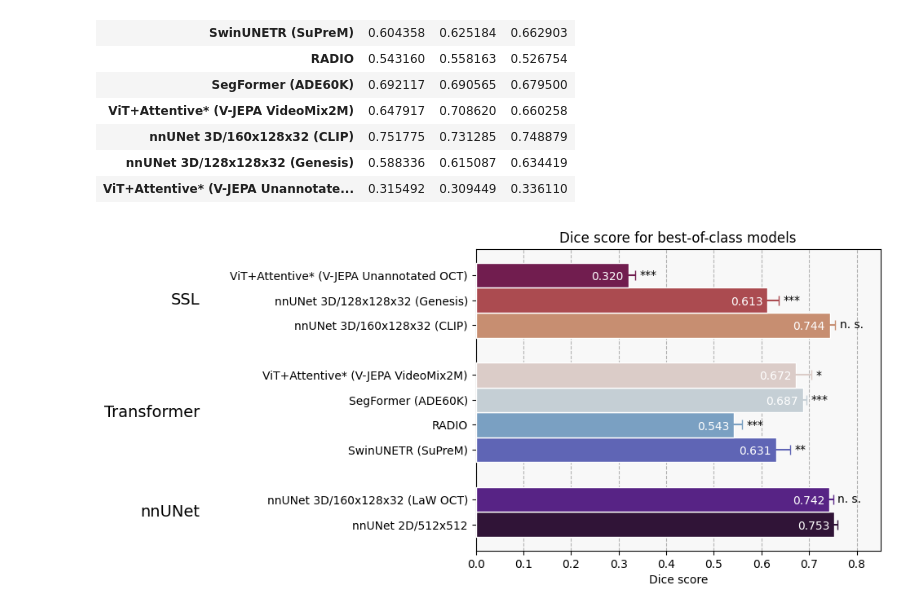
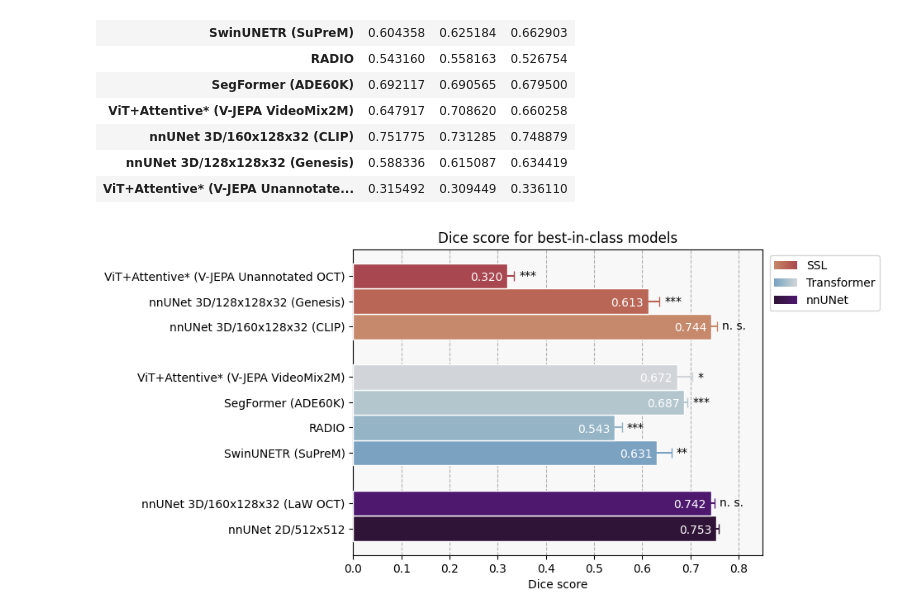
Before and after one commit to icekang/master_thesis, a Jupyter notebook: result figure generator/plot_graph.ipynb, the cells around one changed output. Cells and saved outputs as stored; diff of their text form; code cells hidden in the pictures.

Commit message:
chore: update plot and presentation

```diff
--- a/result figure generator/plot_graph.ipynb
+++ b/result figure generator/plot_graph.ipynb
@@ -64,9 +65,11 @@ def get_statistical_label(pval: float, max_num_stars=3) -> str:
 
 def plot_statistical_significance(data_index1: int, data_index2: int, min_y: float, max_y: float, full_data: pd.DataFrame, ax: plt.Axes, min_x_offset: float = 0.005, alternative: str = 'one-sided'):
     if alternative == 'one-sided':
-        _, pval1 = scipy.stats.ttest_ind(full_data.iloc[data_index1, :], full_data.iloc[data_index2, :], alternative='less') # one-sided t-test
-        _, pval2 = scipy.stats.ttest_ind(full_data.iloc[data_index1, :], full_data.iloc[data_index2, :], alternative='greater') # one-sided t-test
+        _, pval1 = scipy.stats.ttest_rel(full_data.iloc[data_index1, :], full_data.iloc[data_index2, :], alternative='less') # one-sided t-test
+        _, pval2 = scipy.stats.ttest_rel(full_data.iloc[data_index1, :], full_data.iloc[data_index2, :], alternative='greater') # one-sided t-test
         pval = min(pval1, pval2)
+    else:
+        _, pval = scipy.stats.ttest_rel(full_data.iloc[data_index1, :], full_data.iloc[data_index2, :], alternative=alternative)
     text = get_statistical_label(pval)
 
     min_x = full_data.iloc[:2, :].mean(axis=1).max() + full_data.iloc[:2, :].std(axis=1).max() + .005 + min_x_offset
@@ -88,7 +91,16 @@ def get_y_positions(group: list) -> list:
         y_pos.append(current_position)
     return y_pos
 
-
+def get_color_list(group: list, cmap: mpl.colors.ListedColormap) -> list:
+    color_list = []
+    group_step = cmap.N // len(set(group))
+    from collections import Counter
+    counter = Counter(group)
+    for i, g in enumerate(set(group)):
+        step = group_step // counter[g] // 2
+        for j in range(counter[g]):
+            color_list.append(cmap(group_step * i + step * j))
+    return color_list
 
 def plot_data_values(data: pd.DataFrame, ax: plt.Axes, y_positions: list, show_err=False, y_offset=0.05, x_offset=0.01, color='white', backgroundcolor='none'):
     # Plot the mean and standard deviation on the bars
@@ -328,0 +339,3 @@ plt.show()
+# %%
+nnunet_and_genesis = final_results.iloc[[0, 7, 8 ,4], :3]
+nnunet_and_genesis
@@ -401,17 +443,40 @@ all_best_results
 # %%
 fig, ax = plt.subplots()
 ax.set_xlabel('Dice score')
-ax.set_title('Dice score for best-of-class models')
+ax.set_title('Dice score for best-in-class models')
 
 step = cmap.N // all_best_results.shape[0]
 
 # Create y positions for the bars based on the group (nnUNet, Transformer, SSL)
 group = [0, 0, 1, 1, 1, 1, 2, 2, 2]
 y_pos = get_y_positions(group)
+color_list = get_color_list(group, cmap)
+
+class Handler(object):
+    def __init__(self, color):
+        self.color=color
+    def legend_artist(self, legend, orig_handle, fontsize, handlebox):
+        x0, y0 = handlebox.xdescent, handlebox.ydescent
+        width, height = handlebox.width, handlebox.height
+        for i in range(256):
+            patch = plt.Rectangle([x0 + i * width / 256, y0], width / 256, height, linewidth=0, facecolor=self.color(i), transform=handlebox.get_transform())
+            handlebox.add_artist(patch)
+        return patch
+
+handles = [plt.Rectangle((0,0),1,1) for i  in range(3)]
+colors = [
+    mpl.colors.LinearSegmentedColormap.from_list('nnUNet', color_list[:2], N=256),
+    mpl.colors.LinearSegmentedColormap.from_list('Transformer', color_list[2:6], N=256),
+    mpl.colors.LinearSegmentedColormap.from_list('SSL', color_list[6:], N=256),
+][::-1]
+legend_labels = ["nnUNet", "Transformer", "SSL"][::-1]
+hmap = dict(zip(handles, [Handler(color) for color in colors] ))
+
+ax.legend(handles=handles, labels=legend_labels, handler_map=hmap, bbox_to_anchor=(1.3, 1))
 
 for i in range(len(all_best_results)):
-    color = cmap(step * i)
-    plot_bar(ax, all_best_results.iloc[i:i+1, :], color, ys=y_pos[i:i+1])
+    # color = cmap(step * i)
+    plot_bar(ax, all_best_results.iloc[i:i+1, :], color_list[i], ys=y_pos[i:i+1])
 # Set y ticks
 ax.set_yticks(y_pos, labels=all_best_results.index)
 
@@ -422,36 +487,36 @@ for i in range(1, len(all_best_results)):
     min_x = all_best_results.iloc[i, :].mean() + all_best_results.iloc[i, :].std() + .005
     ax.text(min_x + 0.005, y_pos[i], text, va='center')
 
 # # Plot the mean and standard deviation on the bars
 plot_data_values(all_best_results, ax, y_pos, show_err=False)
 
 # Add group labels
 group_positions = []
 current_group = group[0]
 accumulated_position = 0
 counter = 0
 for i, g in enumerate(group):
     if g != current_group:
         group_positions.append(accumulated_position / counter)
 
         current_group = g
         accumulated_position = 0
         counter = 0
 
     counter += 1
     accumulated_position += y_pos[i]
-group_positions.append(accumulated_position / counter)
-group_x_position = -0.58
-ax.text(x=group_x_position, y=group_positions[0], fontsize=14, s='nnUNet', va='center', ha='right')
-ax.text(x=group_x_position, y=group_positions[1], fontsize=14, s='Transformer', va='center', ha='right')
-ax.text(x=group_x_position, y=group_positions[2], fontsize=14, s='SSL', va='center', ha='right')
+# group_positions.append(accumulated_position / counter)
+# group_x_position = -0.58
+# ax.text(x=group_x_position, y=group_positions[0], fontsize=14, s='nnUNet', va='center', ha='right')
+# ax.text(x=group_x_position, y=group_positions[1], fontsize=14, s='Transformer', va='center', ha='right')
+# ax.text(x=group_x_position, y=group_positions[2], fontsize=14, s='SSL', va='center', ha='right')
 
 ax.set_xlim(0, 0.85)
 
 ax.grid(zorder=-1, axis='x', linestyle='--')
 ax.set_facecolor((0.9725,) * 3)
 fig.patch.set_alpha(0.0) # outside of the plot
 fig.savefig('best_of_class_results.png', dpi=1000, bbox_inches='tight', format='png')
 plt.show()
 # %% [output]
-[figure, old version]
+[figure, new version]
```
Also changed, not shown: parts of 10 cells of this notebook, 7 other files.
